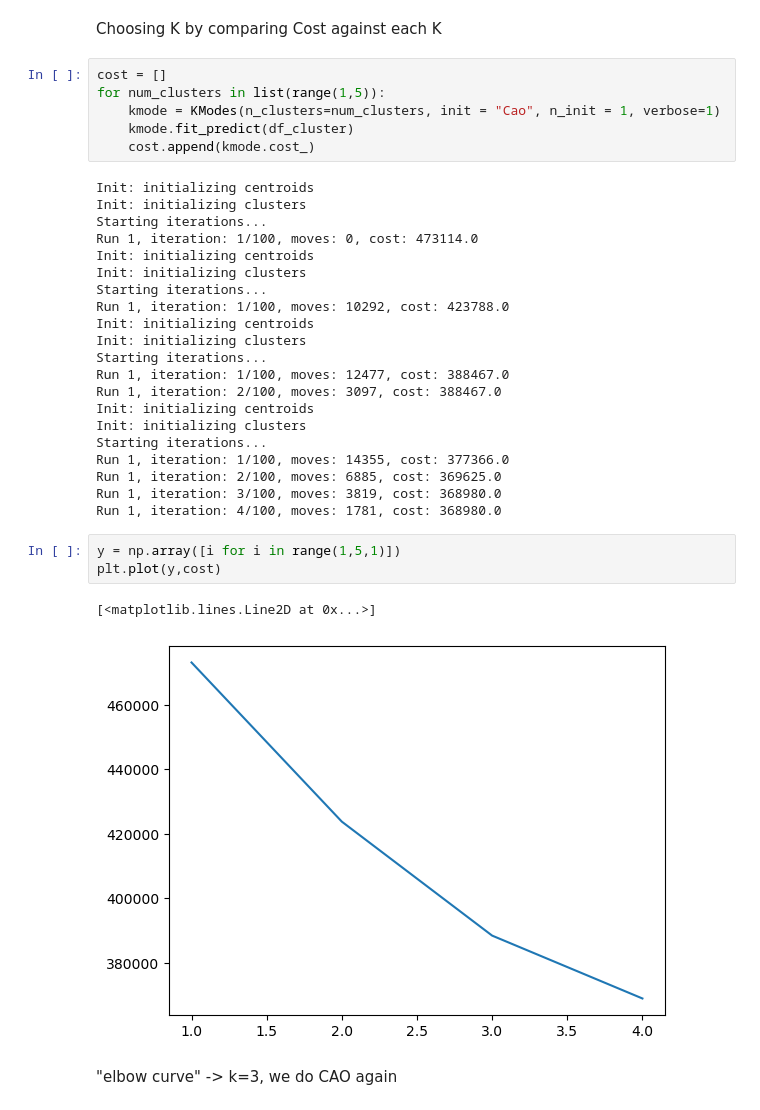
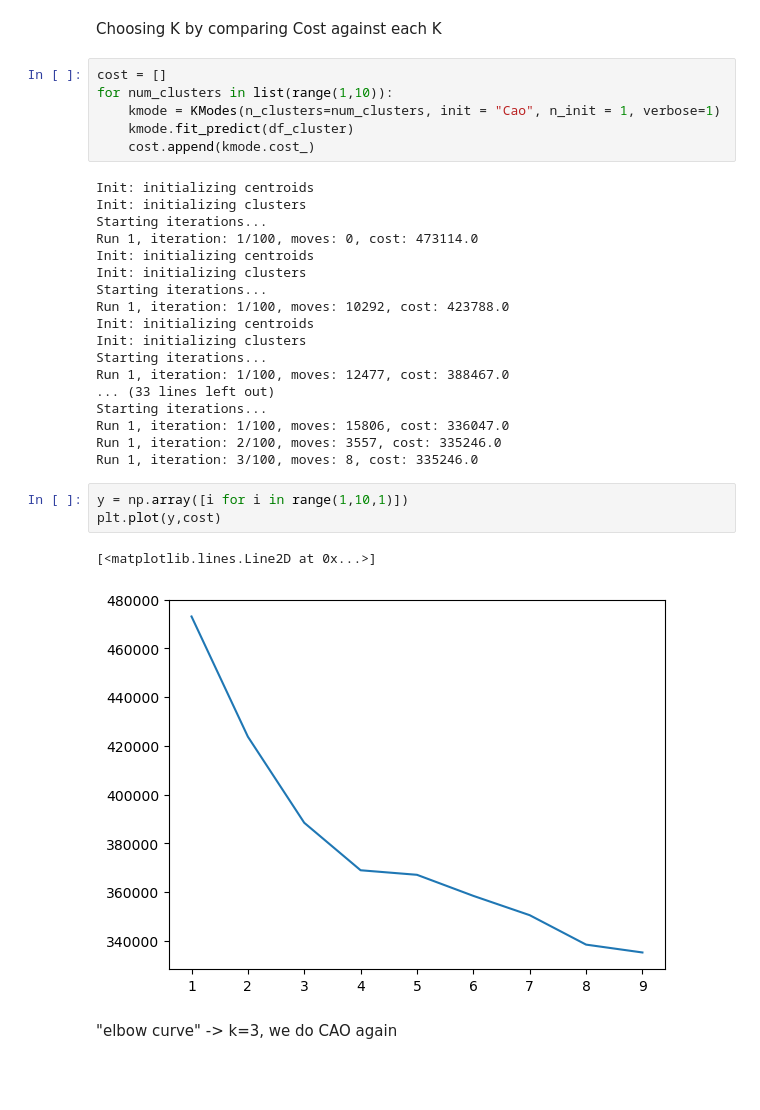
Before and after one commit to ritou344/Data-Project, a Jupyter notebook: TEST_Unsupervised Modelling.ipynb, the cells around one changed output. Saved outputs shown, nothing was run; the diff lists cells and outputs as text; blank space fills up the shorter version.

Commit message:
Minor editing for Clustering

```diff
--- a/TEST_Unsupervised Modelling.ipynb
+++ b/TEST_Unsupervised Modelling.ipynb
@@ -180,7 +181,7 @@ clusterCentroidsDf
 Choosing K by comparing Cost against each K
 # %%
 cost = []
-for num_clusters in list(range(1,5)):
+for num_clusters in list(range(1,10)):
     kmode = KModes(n_clusters=num_clusters, init = "Cao", n_init = 1, verbose=1)
     kmode.fit_predict(df_cluster)
     cost.append(kmode.cost_)
@@ -197,20 +198,17 @@ Init: initializing centroids
 Init: initializing clusters
 Starting iterations...
 Run 1, iteration: 1/100, moves: 12477, cost: 388467.0
-Run 1, iteration: 2/100, moves: 3097, cost: 388467.0
-Init: initializing centroids
-Init: initializing clusters
+... (33 lines left out)
 Starting iterations...
-Run 1, iteration: 1/100, moves: 14355, cost: 377366.0
-Run 1, iteration: 2/100, moves: 6885, cost: 369625.0
-Run 1, iteration: 3/100, moves: 3819, cost: 368980.0
-Run 1, iteration: 4/100, moves: 1781, cost: 368980.0
+Run 1, iteration: 1/100, moves: 15806, cost: 336047.0
+Run 1, iteration: 2/100, moves: 3557, cost: 335246.0
+Run 1, iteration: 3/100, moves: 8, cost: 335246.0
 # %%
-y = np.array([i for i in range(1,5,1)])
+y = np.array([i for i in range(1,10,1)])
 plt.plot(y,cost)
 # %% [output]
 [<matplotlib.lines.Line2D at 0x...>]
-[figure, old version]
+[figure, new version]
 # %% [markdown]
 "elbow curve" -> k=3, we do CAO again
 # %%
```
Also changed, not shown: parts of 7 cells of this notebook.
